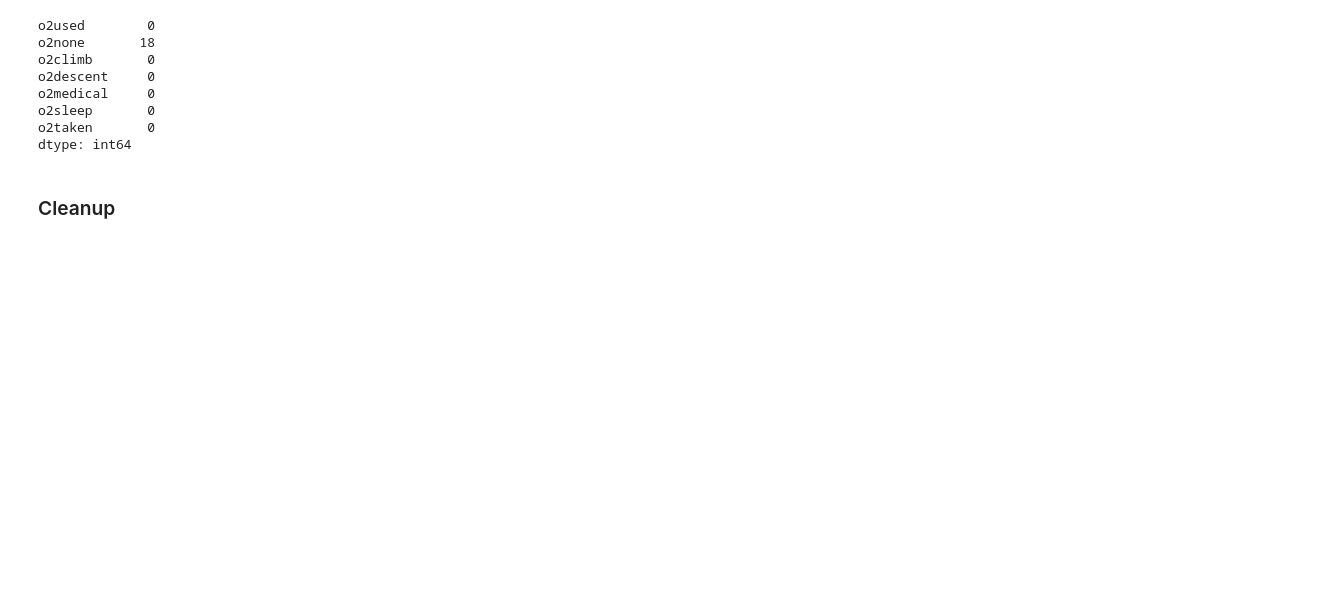
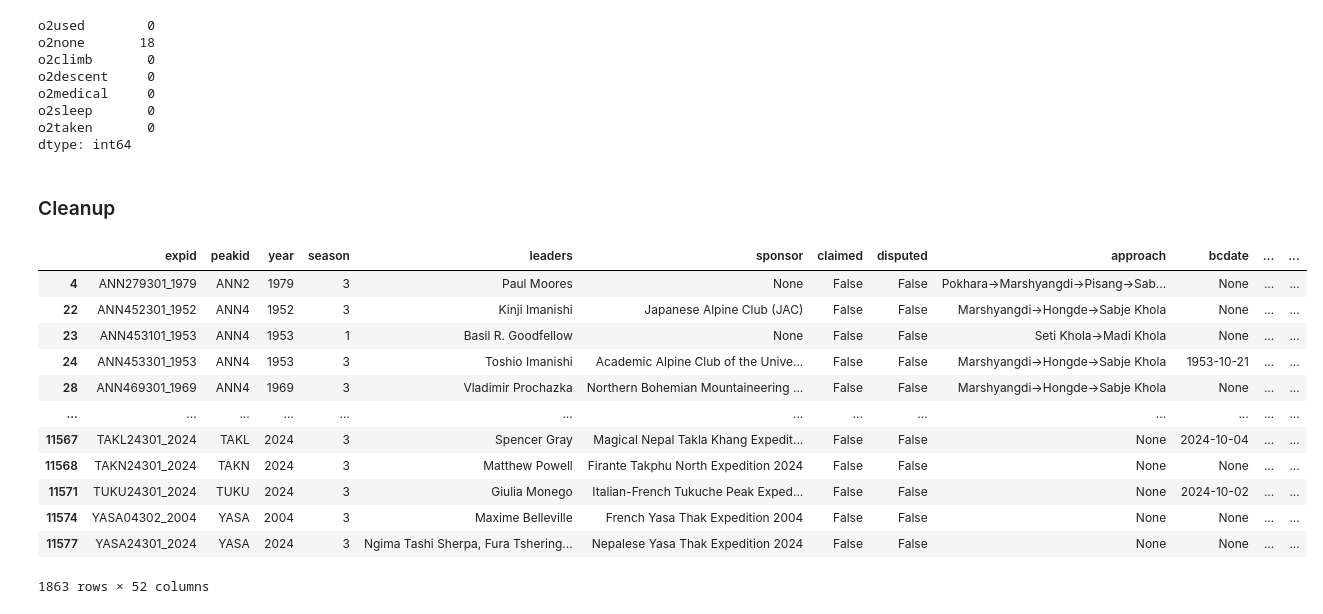
Before and after one commit to bastien-winant/himalayan-db-ingest, a Jupyter notebook: scripts/expeditions.ipynb, the cells around one changed output. Saved outputs shown, nothing was run; the diff lists cells and outputs as text; code cells hidden in the pictures; blank space fills up the shorter version.

```diff
--- a/scripts/expeditions.ipynb
+++ b/scripts/expeditions.ipynb
@@ -167,3 +167,19 @@ o2taken       0
 dtype: int64
 # %% [markdown]
 ### Cleanup
+# %%
+df.loc[(df.bcdate.isna() | df.smtdate.isna()) & df.smtdays.notna()]
+# %% [output]
+|  | expid | peakid | year | season | leaders | sponsor | claimed | disputed | approach | bcdate | ... | ... |
+| 4 | ANN279301_1979 | ANN2 | 1979 | 3 | Paul Moores | None | False | False | Pokhara->Marshyangdi->Pisang->Sab... | None | ... | ... |
+| 22 | ANN452301_1952 | ANN4 | 1952 | 3 | Kinji Imanishi | Japanese Alpine Club (JAC) | False | False | Marshyangdi->Hongde->Sabje Khola | None | ... | ... |
+| 23 | ANN453101_1953 | ANN4 | 1953 | 1 | Basil R. Goodfellow | None | False | False | Seti Khola->Madi Khola | None | ... | ... |
+| 24 | ANN453301_1953 | ANN4 | 1953 | 3 | Toshio Imanishi | Academic Alpine Club of the Unive... | False | False | Marshyangdi->Hongde->Sabje Khola | 1953-10-21 | ... | ... |
+| 28 | ANN469301_1969 | ANN4 | 1969 | 3 | Vladimir Prochazka | Northern Bohemian Mountaineering ... | False | False | Marshyangdi->Hongde->Sabje Khola | None | ... | ... |
+| ... | ... | ... | ... | ... | ... | ... | ... | ... | ... | ... | ... | ... |
+| 11567 | TAKL24301_2024 | TAKL | 2024 | 3 | Spencer Gray | Magical Nepal Takla Khang Expedit... | False | False | None | 2024-10-04 | ... | ... |
+| 11568 | TAKN24301_2024 | TAKN | 2024 | 3 | Matthew Powell | Firante Takphu North Expedition 2024 | False | False | None | None | ... | ... |
+| 11571 | TUKU24301_2024 | TUKU | 2024 | 3 | Giulia Monego | Italian-French Tukuche Peak Exped... | False | False | None | 2024-10-02 | ... | ... |
+| 11574 | YASA04302_2004 | YASA | 2004 | 3 | Maxime Belleville | French Yasa Thak Expedition 2004 | False | False | None | None | ... | ... |
+| 11577 | YASA24301_2024 | YASA | 2024 | 3 | Ngima Tashi Sherpa, Fura Tshering... | Nepalese Yasa Thak Expedition 2024 | False | False | None | None | ... | ... |
+1863 rows × 52 columns
```
Also changed, not shown: parts of 5 cells of this notebook.
